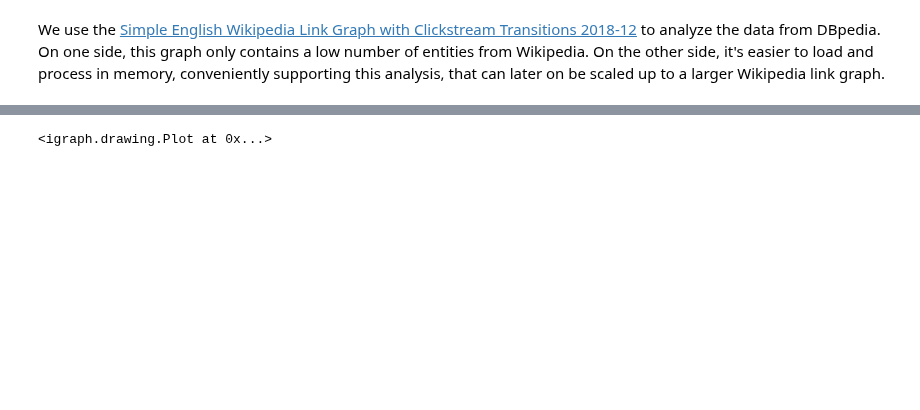
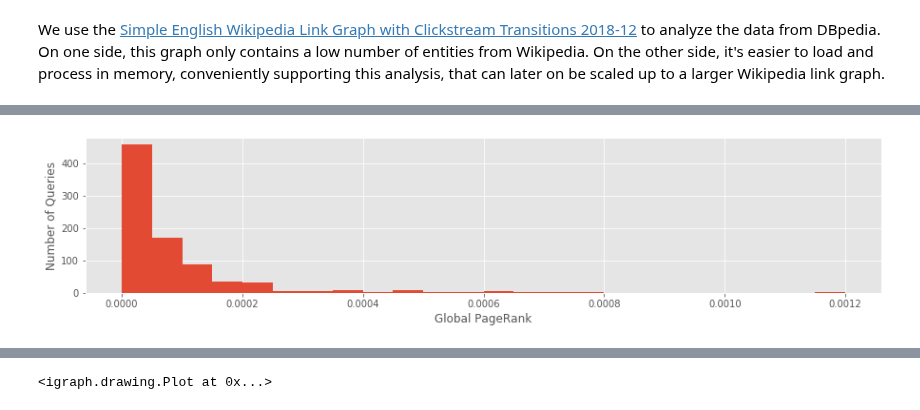
Before and after one commit to feup-infolab/army-ant, a Jupyter notebook: notebooks/query_log_analysis/query_log_analysis.ipynb, the cells around one changed output, grey strips where cells are left out. Saved outputs shown, nothing was run; the diff lists cells and outputs as text; code cells hidden in the pictures; blank space fills up the shorter version.

```diff
--- a/notebooks/query_log_analysis/query_log_analysis.ipynb
+++ b/notebooks/query_log_analysis/query_log_analysis.ipynb
@@ -1279,0 +1218,4 @@ g_stats
+# %%
+g.vs['in'] = g.indegree()
+g.vs['in'] = g.vs['in'] / np.sum(g.vs['in']) # indegree centrality (i.e., normalized)
+g.vs['pr'] = g.pagerank()
@@ -1336,0 +1351,12 @@ plot_subgraph(sg, large=True)
+# %%
+@memory.cache
+def get_entity_subgraphs_by_query(queries):
+    eg = {}
+    for query in progressbar.progressbar(queries):
+        entities = entities_from_query(query)
+        if entities:
+            eg[query] = entity_subgraph(entities, ignore_warn=True)
+            eg[query].vs['lpr'] = eg[query].pagerank()
+    return eg
+
+eg = get_entity_subgraphs_by_query(qlog['query'].unique())
@@ -1336,0 +1371,10 @@ plot_subgraph(sg, large=True)
+# %%
+all_queries_pr = pd.concat(
+    pd.DataFrame({ 'query': query, 'pr': eg[query].vs['pr'], 'lpr': eg[query].vs['lpr'] })
+    for query in eg.keys())
+
+all_queries_pr = all_queries_pr \
+    .groupby('query') \
+    .mean()
+
+all_queries_pr
@@ -1336,0 +1394,11 @@ plot_subgraph(sg, large=True)
+# %%
+d_max = all_queries_pr['pr'].max()
+bin_width = 0.00005
+
+all_queries_pr['pr'] \
+    .plot(kind='hist', bins=np.arange(0, d_max + bin_width, bin_width))
+plt.xlabel('Global PageRank')
+plt.ylabel('Number of Queries')
+plt.show()
+# %% [output]
+[figure, added]
```
Also changed, not shown: parts of 91 cells of this notebook.
